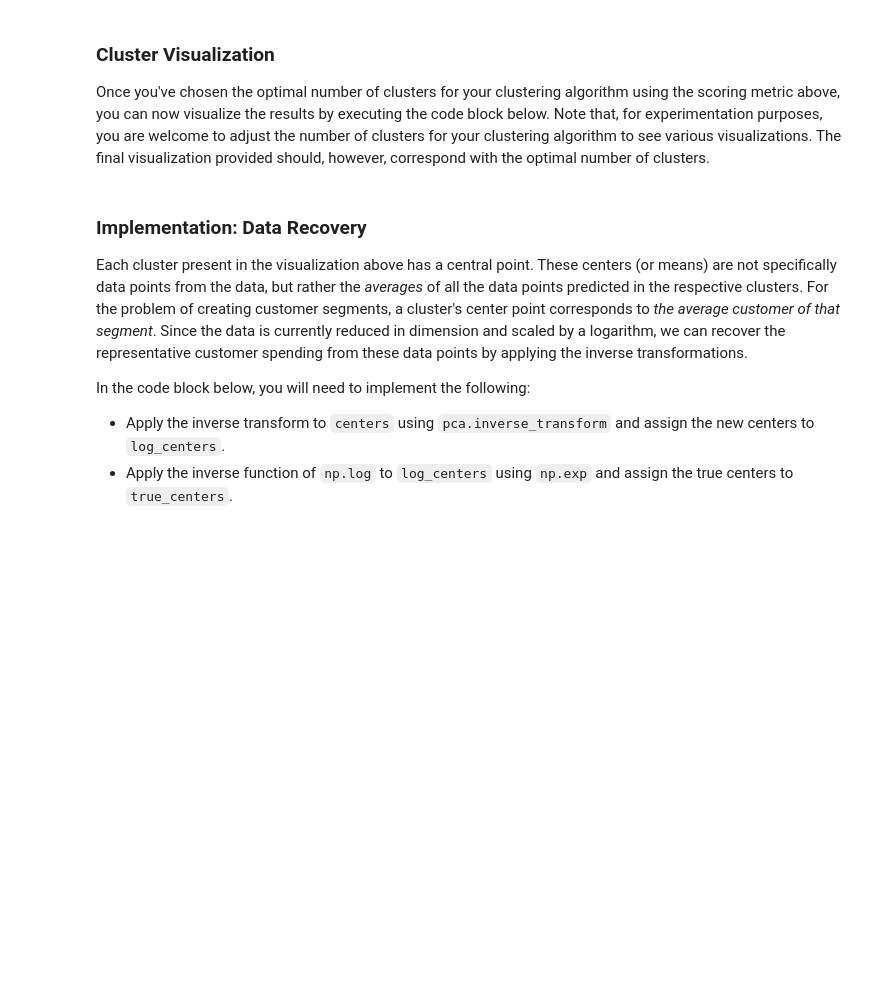
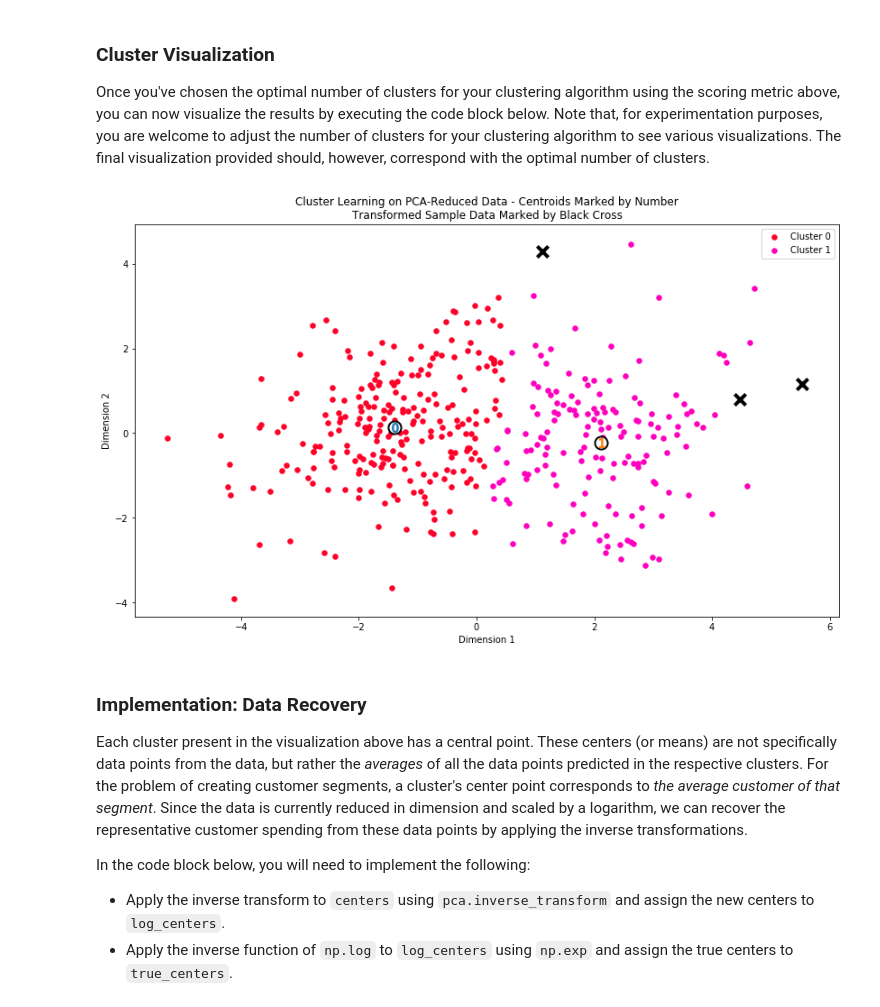
Before and after one commit to 96mohitm/machine-learning-projects, a Jupyter notebook: p3-customer-segments/customer_segments.ipynb, the cells around one changed output. Saved outputs shown, nothing was run; the diff lists cells and outputs as text; code cells hidden in the pictures; blank space fills up the shorter version.

Commit message:
Implementation in customer-segments project completed.

```diff
--- a/p3-customer-segments/customer_segments.ipynb
+++ b/p3-customer-segments/customer_segments.ipynb
@@ -238,13 +417,14 @@ In the code block below, you will need to implement the following:
  - Apply a PCA transformation of `log_samples` using `pca.transform`, and assign the results to `pca_samples`.
 # %%
 # TODO: Apply PCA by fitting the good data with only two dimensions
-pca = None
+pca = PCA(n_components = 2)
+pca.fit(good_data)
 
 # TODO: Transform the good data using the PCA fit above
-reduced_data = None
+reduced_data = pca.transform(good_data)
 
 # TODO: Transform log_samples using the PCA fit above
-pca_samples = None
+pca_samples = pca.transform(log_samples)
 
 # Create a DataFrame for the reduced data
 reduced_data = pd.DataFrame(reduced_data, columns = ['Dimension 1', 'Dimension 2'])
@@ -324,3 +541,19 @@ vs.cluster_results(reduced_data, preds, centers, pca_samples)
+# %%
+clusterer = KMeans(n_clusters=2, random_state=0).fit(reduced_data)
+
+# TODO: Predict the cluster for each data point
+preds = clusterer.predict(reduced_data)
+
+# TODO: Find the cluster centers
+centers = clusterer.cluster_centers_
+
+# TODO: Predict the cluster for each transformed sample data point
+sample_preds = clusterer.predict(pca_samples)
+
+# Display the results of the clustering from implementation
+vs.cluster_results(reduced_data, preds, centers, pca_samples)
+# %% [output]
+[figure, added]
 # %% [markdown]
 ### Implementation: Data Recovery
 Each cluster present in the visualization above has a central point. These centers (or means) are not specifically data points from the data, but rather the *averages* of all the data points predicted in the respective clusters. For the problem of creating customer segments, a cluster's center point corresponds to *the average customer of that segment*. Since the data is currently reduced in dimension and scaled by a logarithm, we can recover the representative customer spending from these data points by applying the inverse transformations.
```
Also changed, not shown: parts of 29 cells of this notebook.
